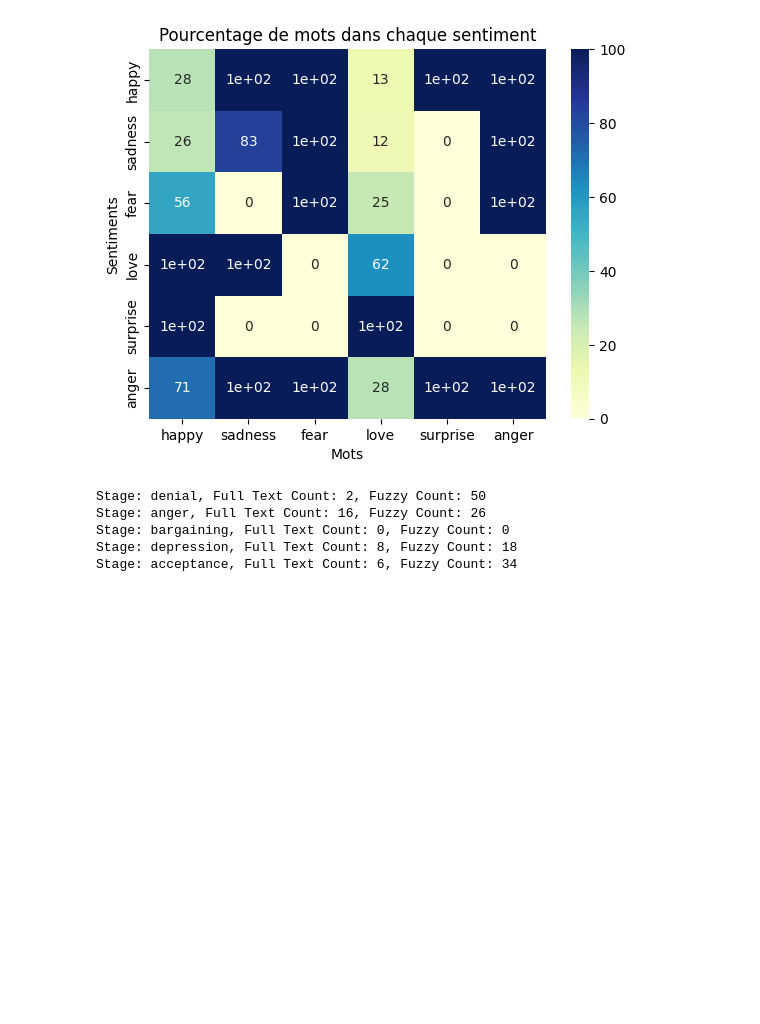
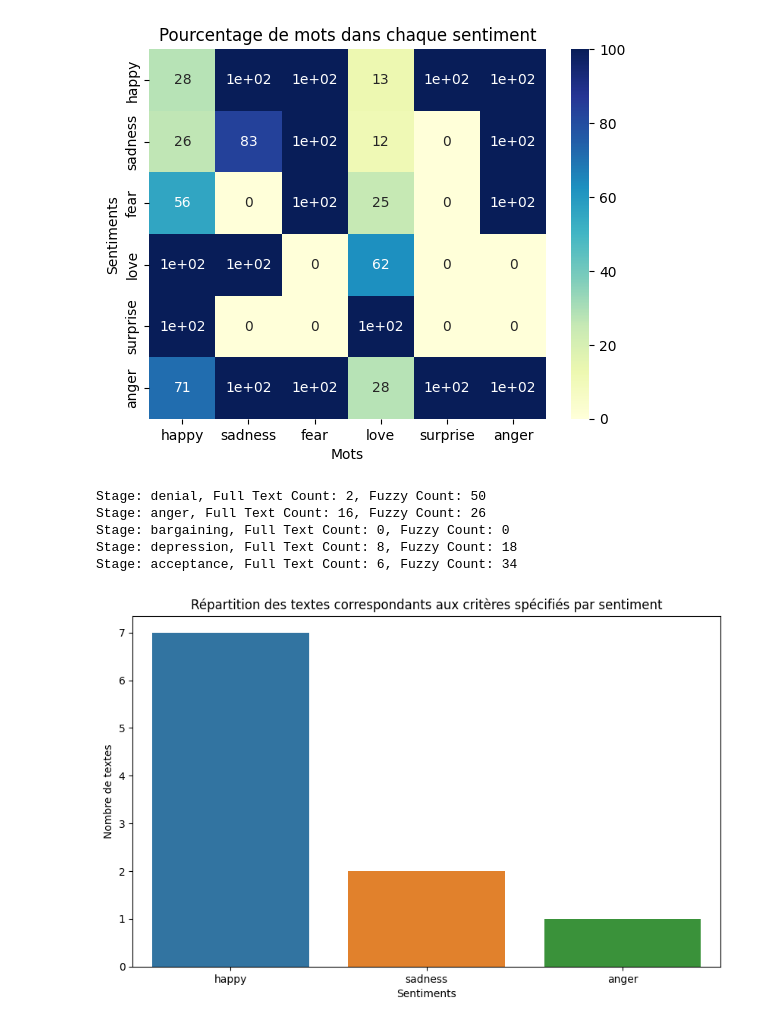
Before and after one commit to RolaMmss/R-aliser-un-site-de-suivi-de-patients-pour-un-psychologue, a Jupyter notebook: src/01-Preprocessing&first_Model.ipynb, the cells around one changed output. Drawn from its saved outputs; the diff is of its cells as text; code cells hidden in the pictures; blank space fills up the shorter version.

Commit message:
recher text

```diff
--- a/src/01-Preprocessing&first_Model.ipynb
+++ b/src/01-Preprocessing&first_Model.ipynb
@@ -656,3 +614,45 @@ Stage: anger, Full Text Count: 16, Fuzzy Count: 26
 Stage: bargaining, Full Text Count: 0, Fuzzy Count: 0
 Stage: depression, Full Text Count: 8, Fuzzy Count: 18
 Stage: acceptance, Full Text Count: 6, Fuzzy Count: 34
+# %%
+import pandas as pd
+import seaborn as sns
+import matplotlib.pyplot as plt
+
+# Recherche des textes selon les critères spécifiés
+search_query = {
+    "query": {
+        "bool": {
+            "must": [
+                {"match": {"text": "good day"}}
+            ],
+            "filter": [
+                {"term": {"patient_left": False}}
+            ],
+            "should": [
+                {"match": {"text": "to rest"}}
+            ],
+            "must_not": [
+                {"range": {"confidence": {"lt": 0.5}}}
+            ]
+        }
+    }
+}
+
+search_results = es.search(index="notes2", body=search_query)
+
+# Extraction des sentiments des textes correspondants
+sentiments = [hit["_source"]["emotion"] for hit in search_results["hits"]["hits"]]
+
+# Répartition des résultats par sentiment
+sentiment_counts = pd.Series(sentiments).value_counts()
+
+# Visualisation de la répartition des résultats
+plt.figure(figsize=(10, 6))
+sns.barplot(x=sentiment_counts.index, y=sentiment_counts.values)
+plt.xlabel("Sentiments")
+plt.ylabel("Nombre de textes")
+plt.title("Répartition des textes correspondants aux critères spécifiés par sentiment")
+plt.show()
+# %% [output]
+[figure, added]
```
Also changed, not shown: parts of 2 cells of this notebook.
